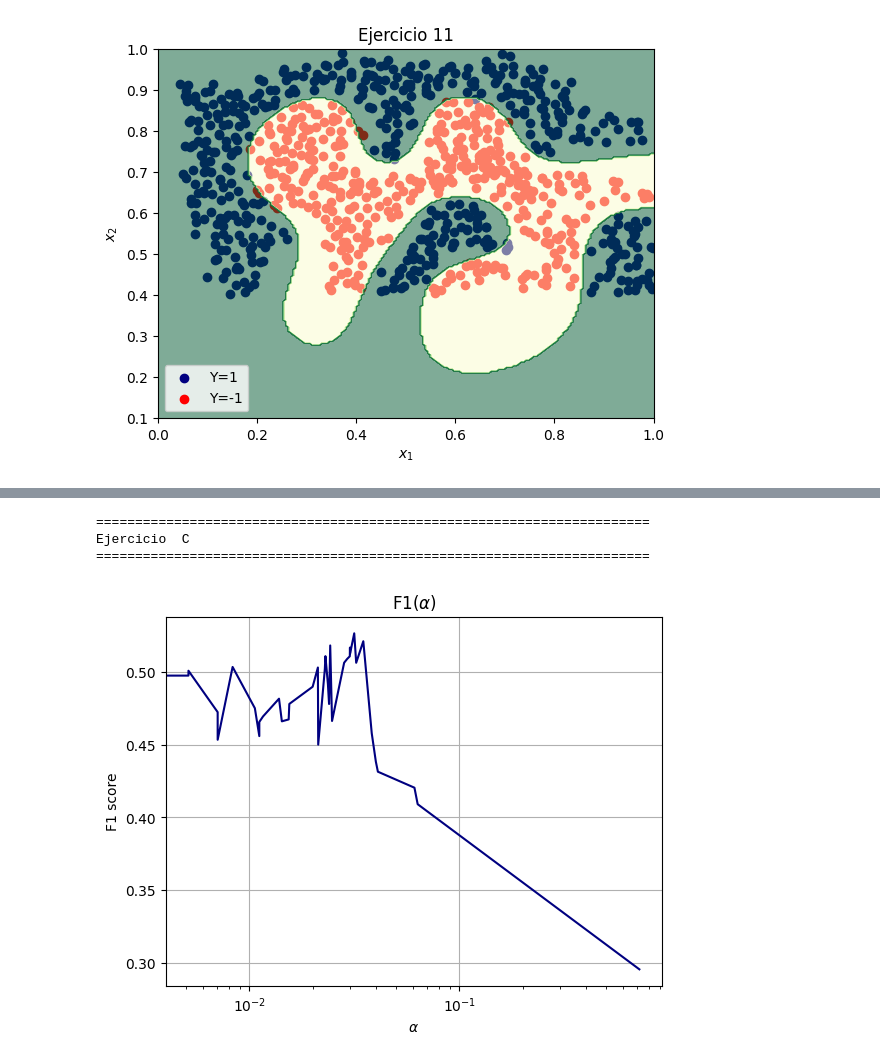
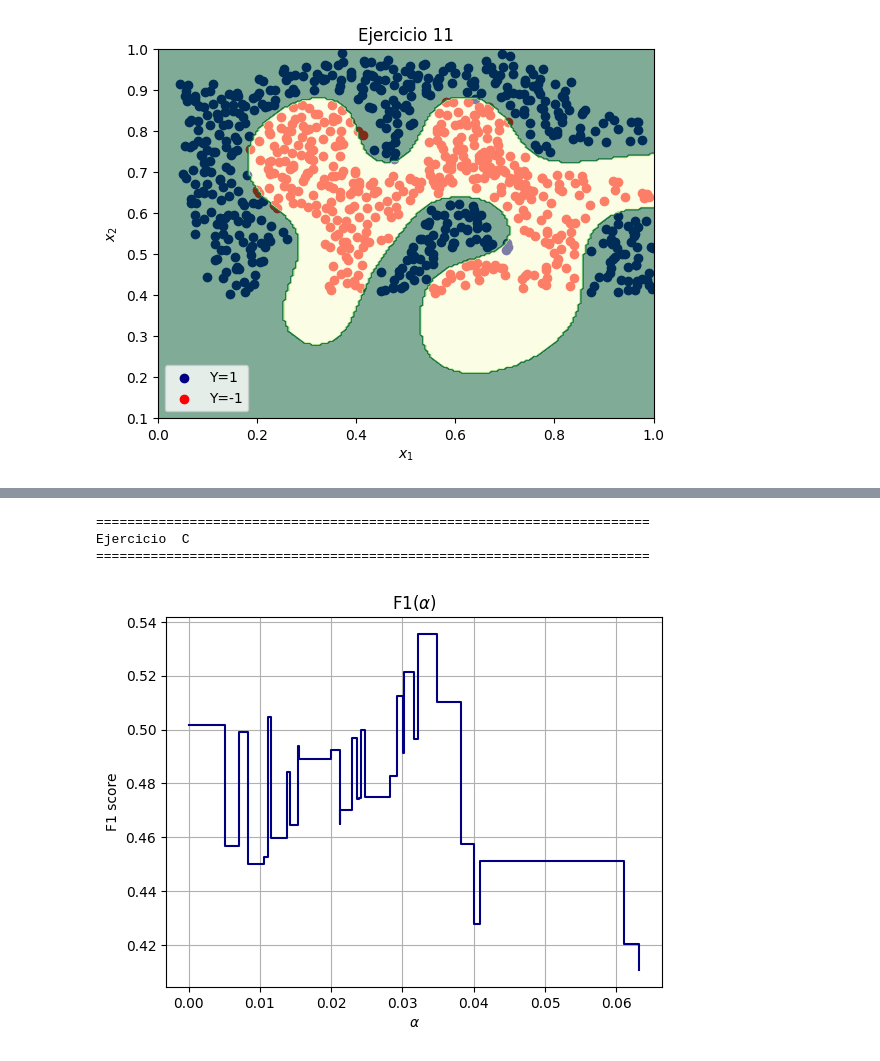
Before and after one commit to NicolasNobili/Teoria_Deteccion_Estimacion, a Jupyter notebook: Guias/Guia2/guia2_Nobili.ipynb, the cells around one changed output, grey strips where cells are left out. Drawn from its saved outputs; the diff is of its cells as text; code cells hidden in the pictures.

```diff
--- a/Guias/Guia2/guia2_Nobili.ipynb
+++ b/Guias/Guia2/guia2_Nobili.ipynb
@@ -1136,42 +1198,44 @@ X_data2 = df_prostata[df_prostata['class'] == -1].values[:,:-1]
 # Ejercicio B
 #=======================================================================
 
+# Creo una instancia de Arbol de decision
 clf = tree.DecisionTreeClassifier(criterion="entropy")
+
+# Calculo las aplha relevantes para la poda de un arbol de decision
 path = clf.cost_complexity_pruning_path(X_data1, Y_data1)
-
 alphas = path['ccp_alphas']
 
 #=======================================================================
 # Ejercicio C
 #=======================================================================
 
 # Armo un diccionario para pasarle los alphas a evaluar
 dict_alphas={
     'ccp_alpha':alphas,
 }
 
 # Creo la instacia de grid search y la 'entreno' con los datos del primer dataset.
 # Configuro el GridSearchCV utilizando como metrica la F1 macro y 5-fold cross validation
 arbol_GridSearch = GridSearchCV(estimator=clf, param_grid=dict_alphas,scoring='f1_macro',cv=None)
 arbol_GridSearch.fit(X_data1,Y_data1)
 
 # Extraigo los valores de F1 cross_validada
 F1_scores = arbol_GridSearch.cv_results_['mean_test_score']
 
 # Grafico el score F1 en funcion de alpha
 imprimir_titulo_ejercicio("C")
 plt.figure()
-plt.semilogx(alphas,F1_scores,color='navy')
+plt.plot(alphas[:-1],F1_scores[:-1],color='navy',drawstyle='steps-post')
 plt.xlabel('$\\alpha$')
 plt.ylabel('F1 score')
 plt.title('F1($\\alpha$)')
 plt.grid()
 plt.show()
 # %% [output]
 =======================================================================
 Ejercicio  C
 =======================================================================
-[figure, old version]
+[figure, new version]
 # %%
 #=======================================================================
 # Ejercicio D
```
Also changed, not shown: parts of 23 cells of this notebook, 3 other files.
